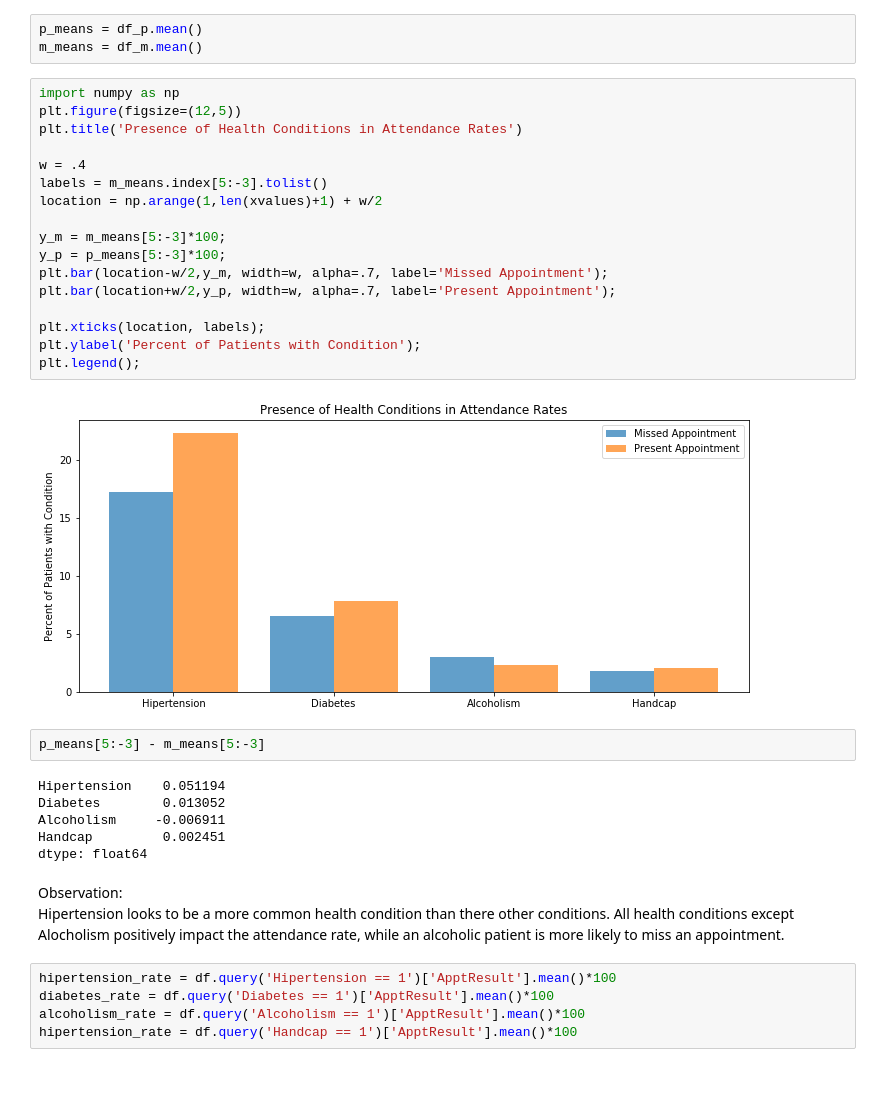
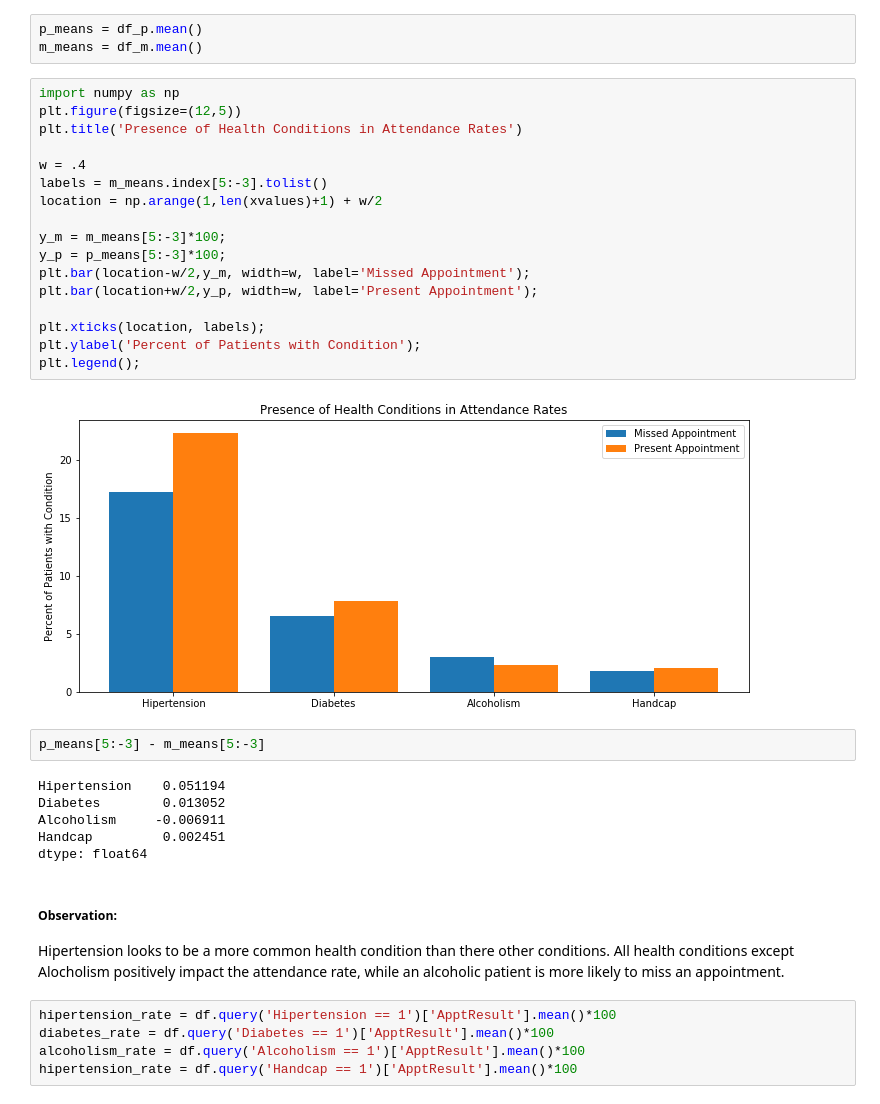
Before and after one commit to timothyshort/data_analysis, a Jupyter notebook: 03_data_analysis/project-no_show_appts/investigate-a-dataset-template.ipynb, the cells around one changed output. Saved outputs shown, nothing was run; the diff lists cells and outputs as text; blank space fills up the shorter version.

Commit message:
Update and cleaned Jupyet notebook and provided Q3 observations

```diff
--- a/03_data_analysis/project-no_show_appts/investigate-a-dataset-template.ipynb
+++ b/03_data_analysis/project-no_show_appts/investigate-a-dataset-template.ipynb
@@ -319,22 +318,22 @@ m_means = df_m.mean()
 # %%
 import numpy as np
 plt.figure(figsize=(12,5))
 plt.title('Presence of Health Conditions in Attendance Rates')
 
 w = .4
 labels = m_means.index[5:-3].tolist()
 location = np.arange(1,len(xvalues)+1) + w/2
 
 y_m = m_means[5:-3]*100;
 y_p = p_means[5:-3]*100;
-plt.bar(location-w/2,y_m, width=w, alpha=.7, label='Missed Appointment');
-plt.bar(location+w/2,y_p, width=w, alpha=.7, label='Present Appointment');
+plt.bar(location-w/2,y_m, width=w, label='Missed Appointment');
+plt.bar(location+w/2,y_p, width=w, label='Present Appointment');
 
 plt.xticks(location, labels);
 plt.ylabel('Percent of Patients with Condition');
 plt.legend();
 # %% [output]
-[figure, old version]
+[figure, new version]
 # %%
 p_means[5:-3] - m_means[5:-3]
 # %% [output]
@@ -344,7 +343,7 @@ Alcoholism     -0.006911
 Handcap         0.002451
 dtype: float64
 # %% [markdown]
-Observation:<br>
+##### Observation:
 Hipertension looks to be a more common health condition than there other conditions. All health conditions except Alocholism positively impact the attendance rate, while an alcoholic patient is more likely to miss an appointment.
 # %%
 hipertension_rate = df.query('Hipertension == 1')['ApptResult'].mean()*100
```
Also changed, not shown: parts of 9 cells of this notebook.
